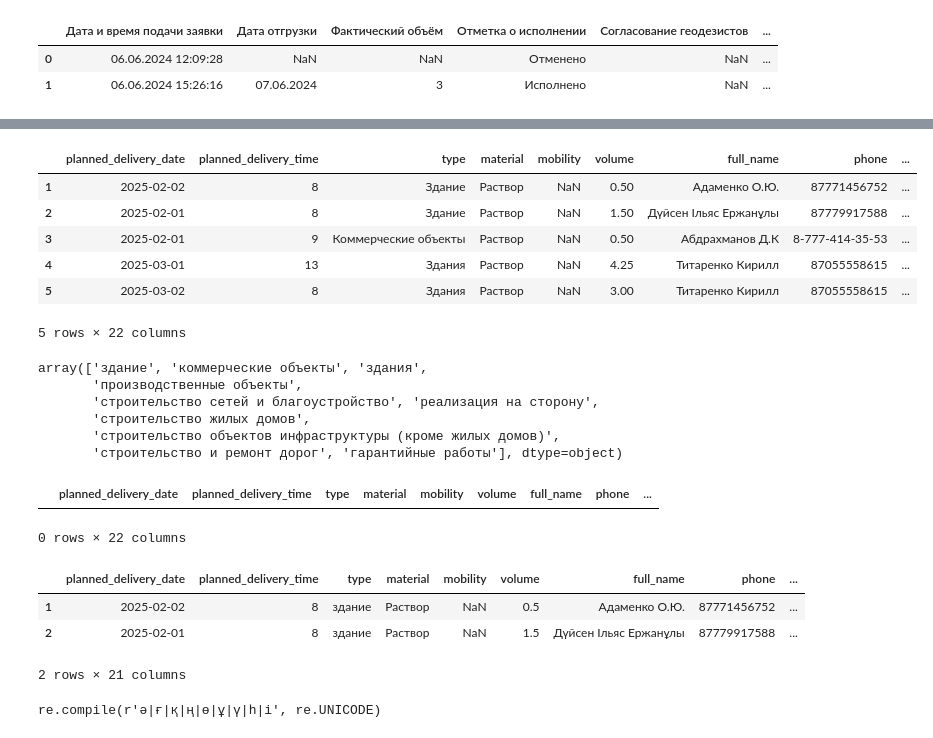
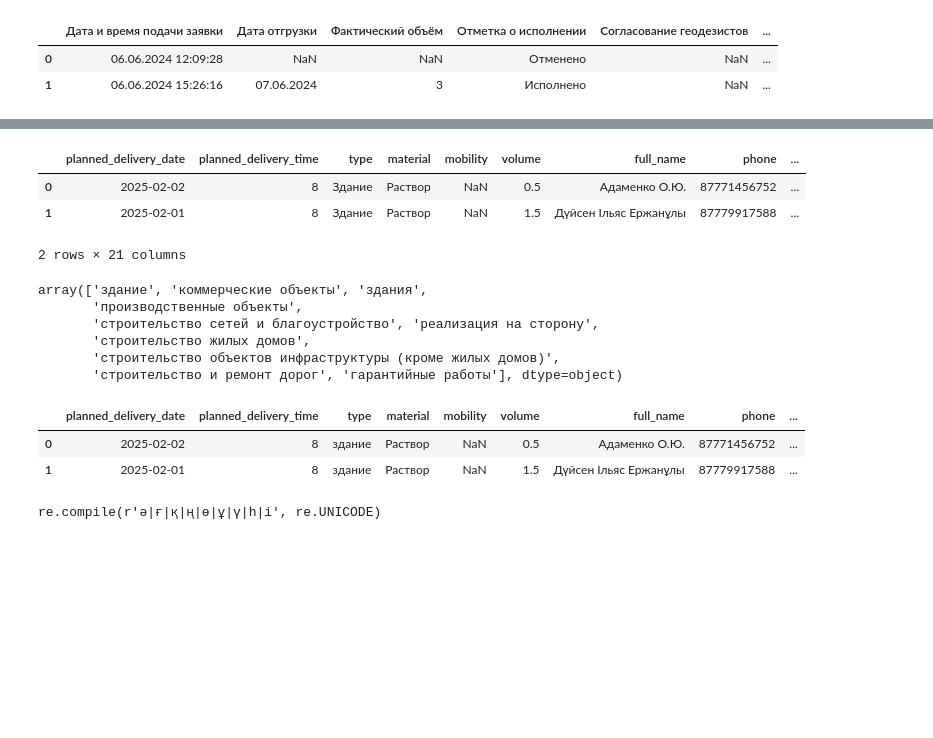
Before and after one commit to Andrefan1406/ds_projects, a Jupyter notebook: concrete_delays/ConcreteDelayPredictor.ipynb, the cells around one changed output, grey strips where cells are left out. Cells and saved outputs as stored; diff of their text form; code cells hidden in the pictures; blank space fills up the shorter version.

```diff
--- a/concrete_delays/ConcreteDelayPredictor.ipynb
+++ b/concrete_delays/ConcreteDelayPredictor.ipynb
@@ -55,3 +62,5 @@ df.head(2)
+# %%
+df = df.dropna(how='all').reset_index(drop=True)
 # %%
 df.info()
 # %% [output]
@@ -319,4 +229,4 @@ df_full.head(2)
 # %%
-df_completed = df_full[df_full['completion_status'] == 'Исполнено'].copy()
+df_completed = df_full[df_full['completion_status'] == 'Исполнено'].copy().reset_index(drop=True)
 df_completed.shape
 # %% [output]
@@ -444,6 +339,3 @@ df_completed['application_submission_date'] = pd.to_datetime(
 df_completed['application_submission_time'] = pd.to_numeric(
     df_completed['application_submission_time']
 )
-# %%
-df_completed['delay_days'] = (df_completed['delivery_date'] - df_completed['planned_delivery_date']).dt.days
-df_completed.head()
@@ -466,2 +349,0 @@ tab[tab['type'].str.contains('реализация', case=False, na=False, regex
-# %%
-df_completed.loc[[2711, 2724], 'full_name'] = 'реализация'
@@ -488,14 +356,11 @@ df_completed[df_completed['type'].isna()]
 # %%
 df_not_null_in_type = df_completed[(~df_completed['type'].isna()) & (df_completed['object'] != 'Общий за месяц')].copy()
-df_not_null_in_type.head()
+df_not_null_in_type.head(2)
 # %% [output]
 |  | planned_delivery_date | planned_delivery_time | type | material | mobility | volume | full_name | phone | ... |
-| 1 | 2025-02-02 | 8 | Здание | Раствор | NaN | 0.50 | Адаменко О.Ю. | 87771456752 | ... |
-| 2 | 2025-02-01 | 8 | Здание | Раствор | NaN | 1.50 | Дүйсен Ільяс Ержанұлы | 87779917588 | ... |
-| 3 | 2025-02-01 | 9 | Коммерческие объекты | Раствор | NaN | 0.50 | Абдрахманов Д.К | 8-777-414-35-53 | ... |
-| 4 | 2025-03-01 | 13 | Здания | Раствор | NaN | 4.25 | Титаренко Кирилл | 87055558615 | ... |
-| 5 | 2025-03-02 | 8 | Здания | Раствор | NaN | 3.00 | Титаренко Кирилл | 87055558615 | ... |
+| 0 | 2025-02-02 | 8 | Здание | Раствор | NaN | 0.5 | Адаменко О.Ю. | 87771456752 | ... |
+| 1 | 2025-02-01 | 8 | Здание | Раствор | NaN | 1.5 | Дүйсен Ільяс Ержанұлы | 87779917588 | ... |
-5 rows × 22 columns
+2 rows × 21 columns
 # %%
 df_not_null_in_type.loc[:, 'type'] = df_not_null_in_type['type'].str.lower()
 df_not_null_in_type.loc[:, 'type'] = (
@@ -517,11 +382,6 @@ array(['здание', 'коммерческие объекты', 'здания'
 df_not_null_in_type['position'] = df_not_null_in_type['position'].replace('', np.nan)
 # %%
 df_not_null_in_type['position'] = df_not_null_in_type['position'].fillna(df_not_null_in_type['object'])
-# %%
-df_not_null_in_type[df_not_null_in_type['position'] == 'Реализация']
-# %% [output]
-|  | planned_delivery_date | planned_delivery_time | type | material | mobility | volume | full_name | phone | ... |
-0 rows × 22 columns
 # %%
 df_not_null_in_type['object'] = (
     df_not_null_in_type['object']
@@ -610,9 +470,8 @@ df_not_null_in_type = df_not_null_in_type.drop(columns='completion_status')
 df_not_null_in_type.head(2)
 # %% [output]
 |  | planned_delivery_date | planned_delivery_time | type | material | mobility | volume | full_name | phone | ... |
-| 1 | 2025-02-02 | 8 | здание | Раствор | NaN | 0.5 | Адаменко О.Ю. | 87771456752 | ... |
-| 2 | 2025-02-01 | 8 | здание | Раствор | NaN | 1.5 | Дүйсен Ільяс Ержанұлы | 87779917588 | ... |
+| 0 | 2025-02-02 | 8 | здание | Раствор | NaN | 0.5 | Адаменко О.Ю. | 87771456752 | ... |
+| 1 | 2025-02-01 | 8 | здание | Раствор | NaN | 1.5 | Дүйсен Ільяс Ержанұлы | 87779917588 | ... |
-2 rows × 21 columns
 # %%
 KZ2RU = {
     'ә':'а', 'ғ':'г', 'қ':'к', 'ң':'н',
```
Also changed, not shown: parts of 97 cells of this notebook.
